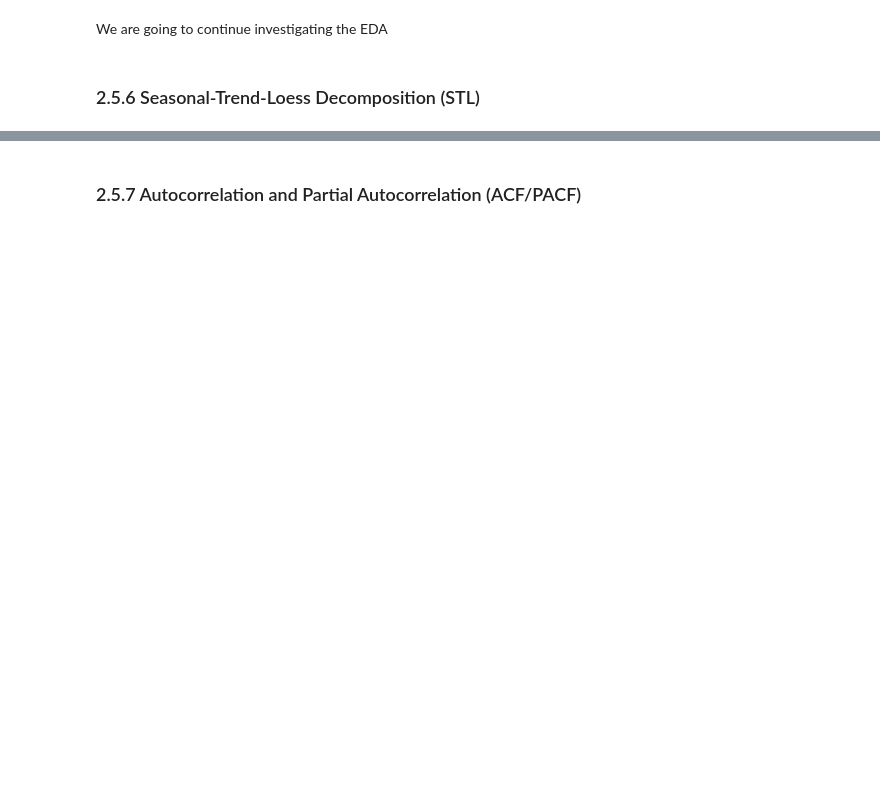
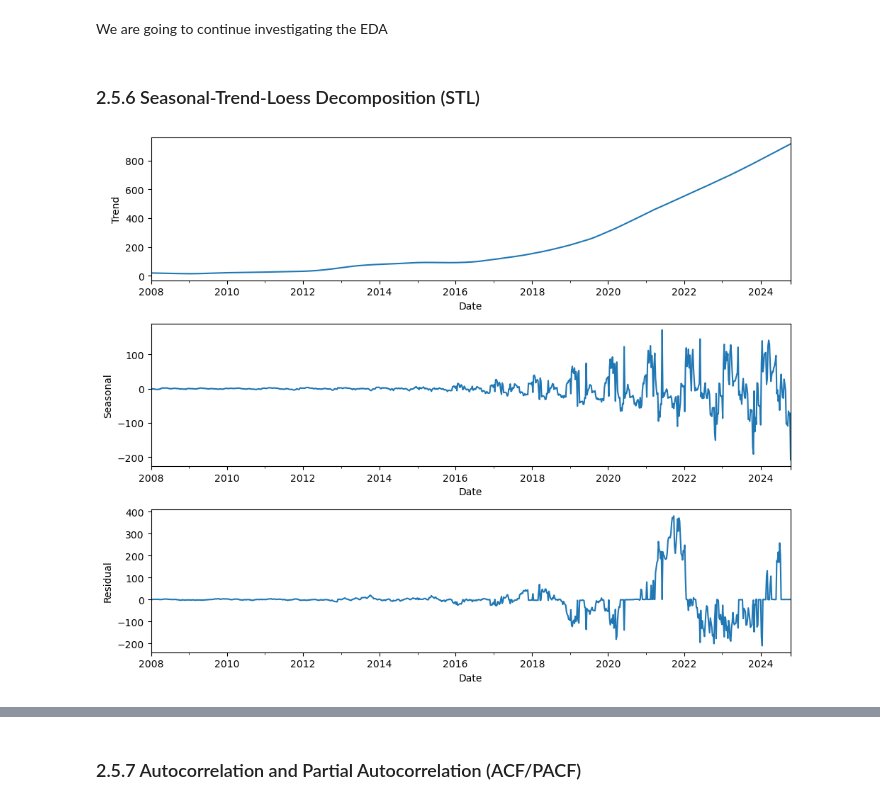
Before and after one commit to mbarriola96/stock_prices_forecasting, a Jupyter notebook: 01_data_understanding.ipynb, the cells around one changed output, grey strips where cells are left out. Cells and saved outputs as stored; diff of their text form; code cells hidden in the pictures; blank space fills up the shorter version.

```diff
--- a/01_data_understanding.ipynb
+++ b/01_data_understanding.ipynb
@@ -467,3 +470,20 @@ weekly_data
 We are going to continue investigating the EDA
 # %% [markdown]
 ### 2.5.6 Seasonal-Trend-Loess Decomposition (STL)
+# %%
+# Perform STL decomposition on the 'Close' prices
+stl = STL(weekly_data['Close'], period=52, robust=True)
+result = stl.fit()
+
+# Plot the decomposed components
+fig, (ax1, ax2, ax3) = plt.subplots(3, 1, figsize=(10, 8))
+result.trend.plot(ax=ax1)
+ax1.set_ylabel('Trend')
+result.seasonal.plot(ax=ax2)
+ax2.set_ylabel('Seasonal')
+result.resid.plot(ax=ax3)
+ax3.set_ylabel('Residual')
+plt.tight_layout()
+plt.show()
+# %% [output]
+[figure, added]
```
Also changed, not shown: parts of 17 cells of this notebook, 2 other files.
